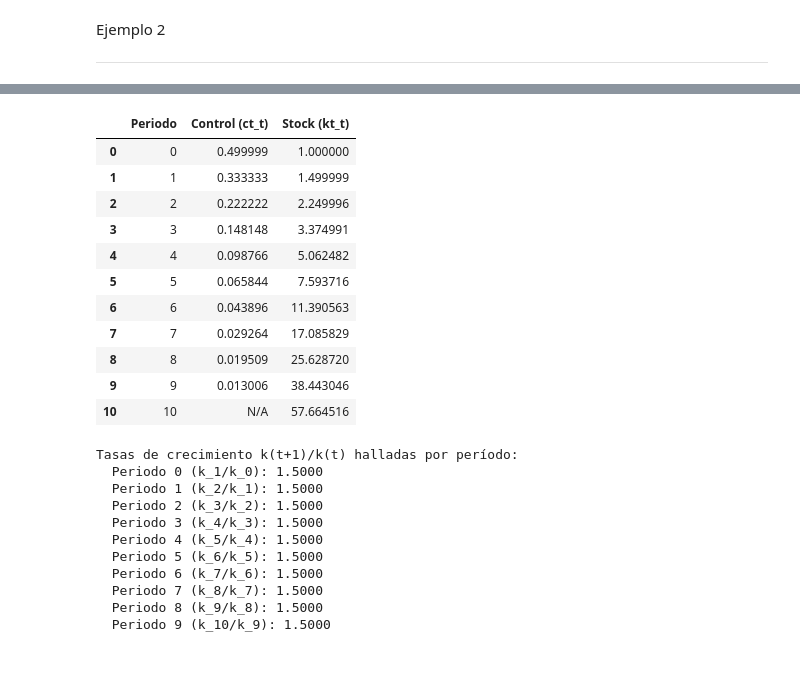
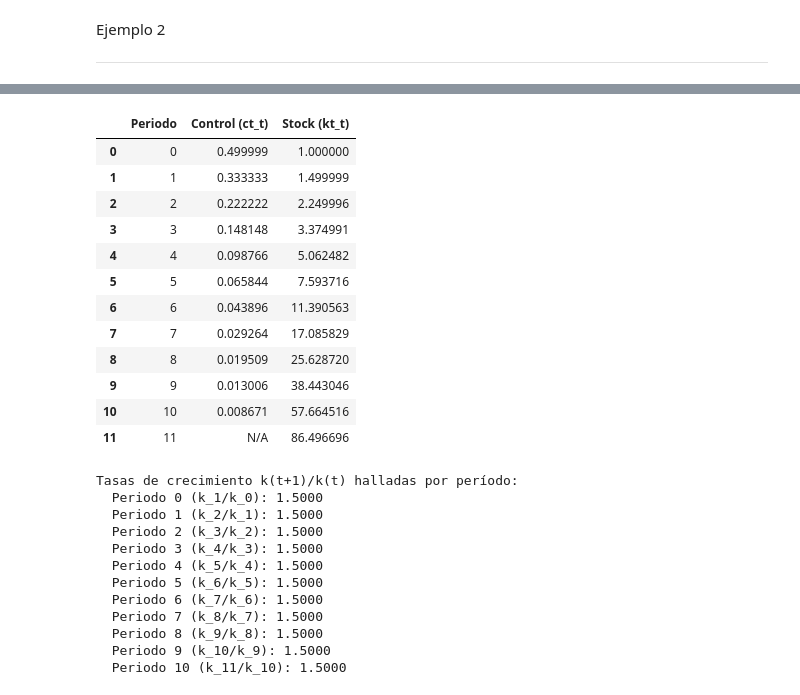
Before and after one commit to espartaca75-prog/Optmizacion_dinamica_discreta, a Jupyter notebook: 02_COD_programación_dinámica_Ejemplo_2.ipynb, the cells around one changed output, grey strips where cells are left out. Saved outputs shown, nothing was run; the diff lists cells and outputs as text; code cells hidden in the pictures; blank space fills up the shorter version.

```diff
--- a/02_COD_programación_dinámica_Ejemplo_2.ipynb
+++ b/02_COD_programación_dinámica_Ejemplo_2.ipynb
@@ -17,13 +17,13 @@ k0 = 1.0        # Stock inicial
 
 # Definimos la función que representa Vt(kt).
 # En el periodo T, la función de valor es ln(kT)
-valor_funciones = {T: lambda k: np.log(k)}
+valor_funciones = {T+1: lambda k: np.log(k)}
 # Almacenamos las políticas encontradas numéricamente para cada t
 politicas_num = {}
 
 print("Iniciando Inducción Hacia Atrás...")
 
-for t in range(T-1, -1, -1):
+for t in range(T, -1, -1):
     # Definimos la Ecuación de Bellman para el periodo t:
     # Vt(kt) = max_{ct >= 0} [ f(kt,ct) + Vt+1( g(kt,ct) ) ]
 
@@ -73,7 +74,7 @@ Etapa t=0: Optimizador encontró que ct* ≈ 0.50/kt
 k_trayectoria = [k0]
 c_trayectoria = []
 
-for t in range(T):
+for t in range(T+1):
     k_t = k_trayectoria[-1]
     c_t = politicas_num[t](k_t)
     c_trayectoria.append(c_t)
@@ -108,40 +109,41 @@ plt.show()
 # %%
 # --- 5. ARMAMOS UNA LISTA CON LOS RESULTADOS ---
 import pandas as pd
 
 # Creamos una lista de periodos
-periodos = list(range(T + 1))
+periodos = list(range(T + 2))
 
 # Preparamos la columna de control, añadiendo 'N/A' para el último periodo
 c_control_df = c_trayectoria + ['N/A']
 
 # Creamos el DataFrame
 df_resultados = pd.DataFrame({
     'Periodo': periodos,
     'Control (ct_t)': c_control_df,
     'Stock (kt_t)': k_trayectoria
 })
 
 df_resultados
 # %% [output]
 |  | Periodo | Control (ct_t) | Stock (kt_t) |
 | 0 | 0 | 0.499999 | 1.000000 |
 | 1 | 1 | 0.333333 | 1.499999 |
 | 2 | 2 | 0.222222 | 2.249996 |
 | 3 | 3 | 0.148148 | 3.374991 |
 | 4 | 4 | 0.098766 | 5.062482 |
 | 5 | 5 | 0.065844 | 7.593716 |
 | 6 | 6 | 0.043896 | 11.390563 |
 | 7 | 7 | 0.029264 | 17.085829 |
 | 8 | 8 | 0.019509 | 25.628720 |
 | 9 | 9 | 0.013006 | 38.443046 |
-| 10 | 10 | N/A | 57.664516 |
+| 10 | 10 | 0.008671 | 57.664516 |
+| 11 | 11 | N/A | 86.496696 |
 # %%
 # Verificación de la tasa de crecimiento por período
 # La tasa de crecimiento para el período t es x_{t+1} / x_t
 # Si la política es ct* = 1/(2kt), entonces k_{t+1} = k_t * (1 + 1/2) = 1.5 * k_t
 # Por lo tanto, la tasa de crecimiento constante esperada es 1.5
-crecimiento_por_periodo = [k_trayectoria[i+1] / k_trayectoria[i] for i in range(T)]
+crecimiento_por_periodo = [k_trayectoria[i+1] / k_trayectoria[i] for i in range(T+1)]
 
 print("Tasas de crecimiento k(t+1)/k(t) halladas por período:")
 for t_idx, rate in enumerate(crecimiento_por_periodo):
@@ -158,3 +160,4 @@ Tasas de crecimiento k(t+1)/k(t) halladas por período:
   Periodo 7 (k_8/k_7): 1.5000
   Periodo 8 (k_9/k_8): 1.5000
   Periodo 9 (k_10/k_9): 1.5000
+  Periodo 10 (k_11/k_10): 1.5000
```
Also changed, not shown: parts of 3 cells of this notebook.
